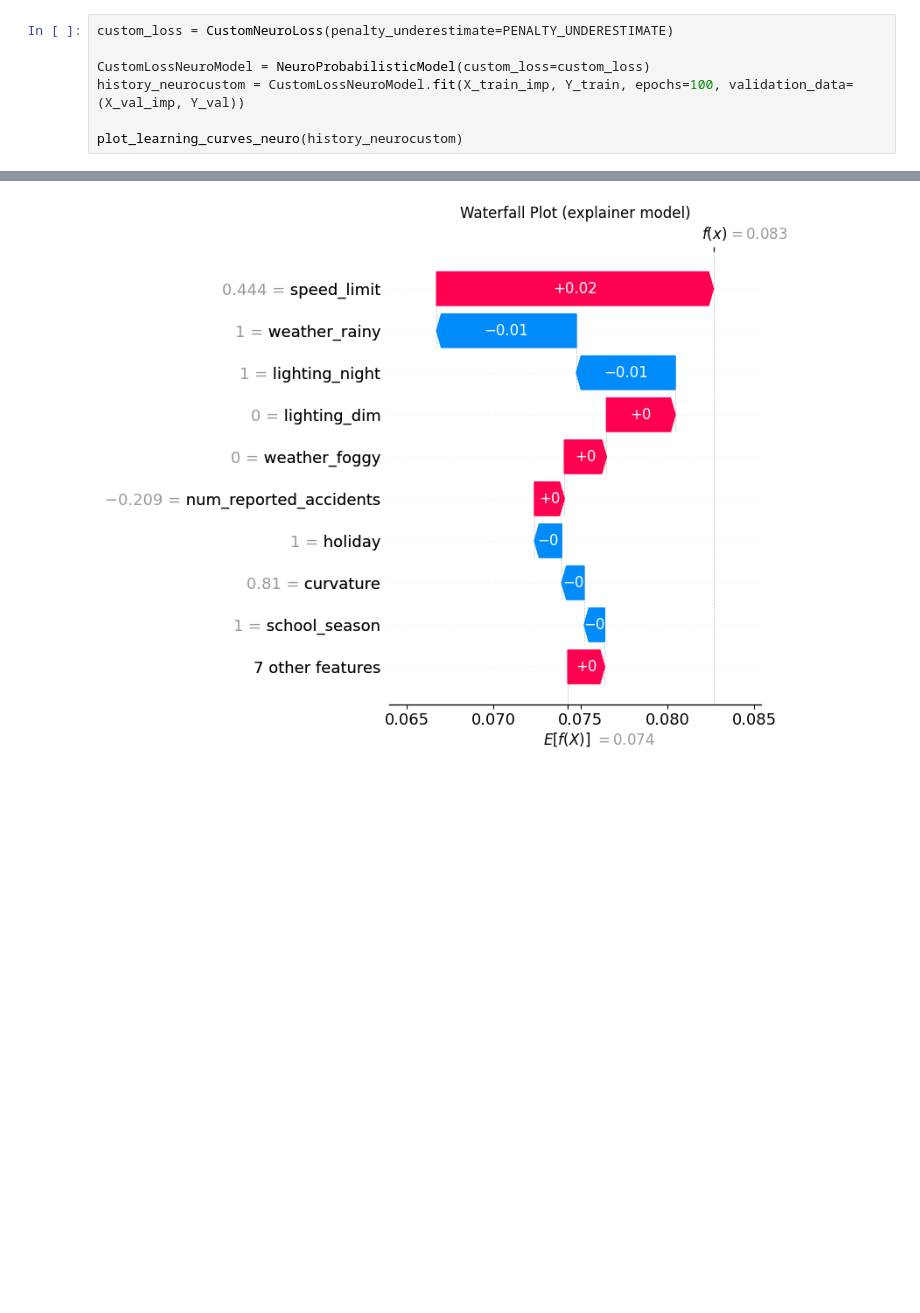
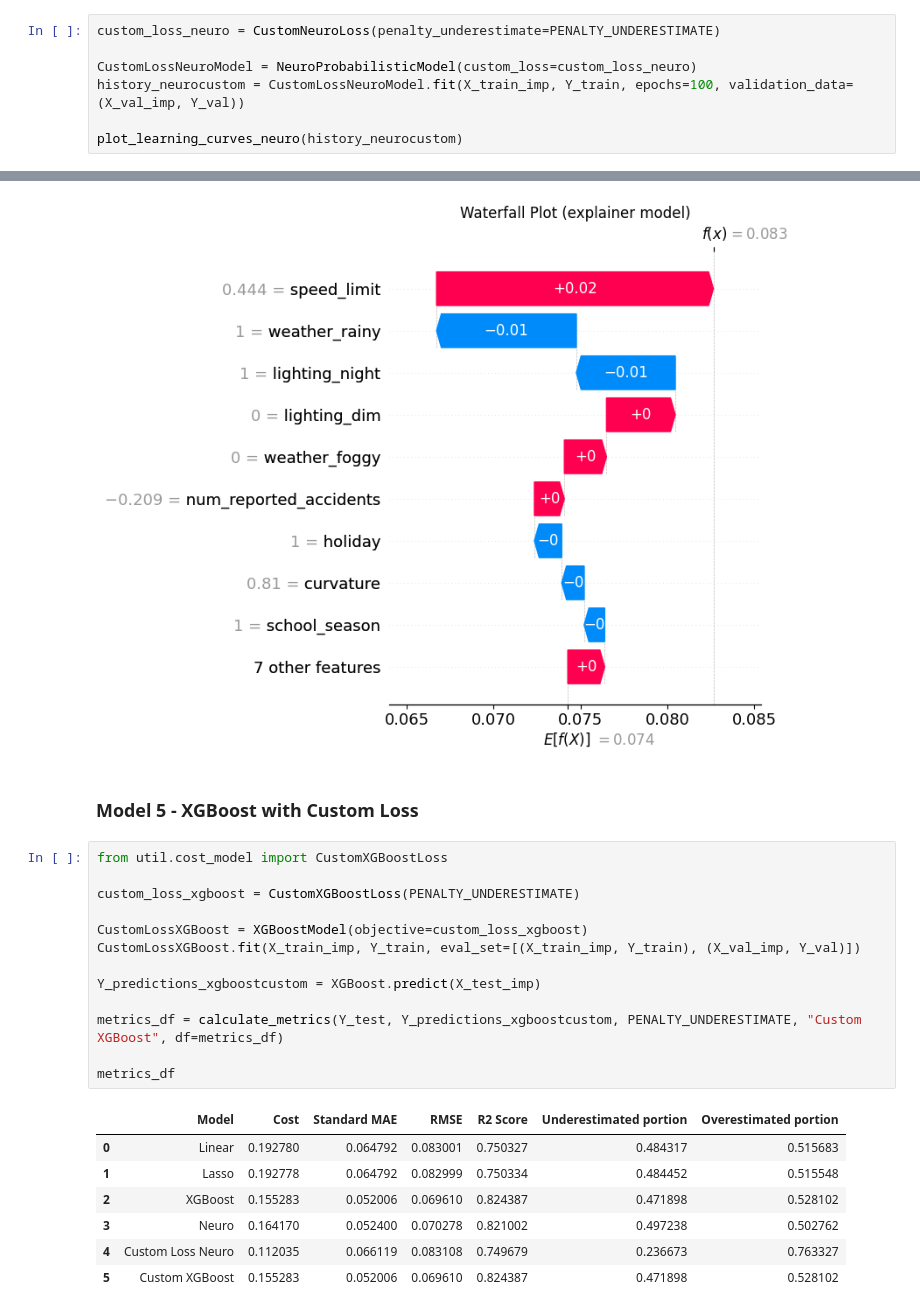
Before and after one commit to RandomNoobster/Predicting-Road-Accident-Risk, a Jupyter notebook: main.ipynb, the cells around one changed output, grey strips where cells are left out. Cells and saved outputs as stored; diff of their text form; blank space fills up the shorter version.

```diff
--- a/main.ipynb
+++ b/main.ipynb
@@ -440,7 +442,7 @@ A problem with all models so far is that their optimization goals are different
 # %%
-custom_loss = CustomNeuroLoss(penalty_underestimate=PENALTY_UNDERESTIMATE)
+custom_loss_neuro = CustomNeuroLoss(penalty_underestimate=PENALTY_UNDERESTIMATE)
 
-CustomLossNeuroModel = NeuroProbabilisticModel(custom_loss=custom_loss)
+CustomLossNeuroModel = NeuroProbabilisticModel(custom_loss=custom_loss_neuro)
 history_neurocustom = CustomLossNeuroModel.fit(X_train_imp, Y_train, epochs=100, validation_data=(X_val_imp, Y_val))
 
 plot_learning_curves_neuro(history_neurocustom)
@@ -488,3 +490,26 @@ explain_model_with_shap(CustomLossNeuroModel.predict_std, shap_data, model_type=
 # %% [output]
 [figure]
 [figure]
+# %% [markdown]
+### Model 5 - XGBoost with Custom Loss
+# %%
+from util.cost_model import CustomXGBoostLoss
+
+custom_loss_xgboost = CustomXGBoostLoss(PENALTY_UNDERESTIMATE)
+
+CustomLossXGBoost = XGBoostModel(objective=custom_loss_xgboost)
+CustomLossXGBoost.fit(X_train_imp, Y_train, eval_set=[(X_train_imp, Y_train), (X_val_imp, Y_val)])
+
+Y_predictions_xgboostcustom = XGBoost.predict(X_test_imp)
+
+metrics_df = calculate_metrics(Y_test, Y_predictions_xgboostcustom, PENALTY_UNDERESTIMATE, "Custom XGBoost", df=metrics_df)
+
+metrics_df
+# %% [output]
+|  | Model | Cost | Standard MAE | RMSE | R2 Score | Underestimated portion | Overestimated portion |
+| 0 | Linear | 0.192780 | 0.064792 | 0.083001 | 0.750327 | 0.484317 | 0.515683 |
+| 1 | Lasso | 0.192778 | 0.064792 | 0.082999 | 0.750334 | 0.484452 | 0.515548 |
+| 2 | XGBoost | 0.155283 | 0.052006 | 0.069610 | 0.824387 | 0.471898 | 0.528102 |
+| 3 | Neuro | 0.164170 | 0.052400 | 0.070278 | 0.821002 | 0.497238 | 0.502762 |
+| 4 | Custom Loss Neuro | 0.112035 | 0.066119 | 0.083108 | 0.749679 | 0.236673 | 0.763327 |
+| 5 | Custom XGBoost | 0.155283 | 0.052006 | 0.069610 | 0.824387 | 0.471898 | 0.528102 |
```
Also changed, not shown: parts of 2 cells of this notebook, 2 other files.
